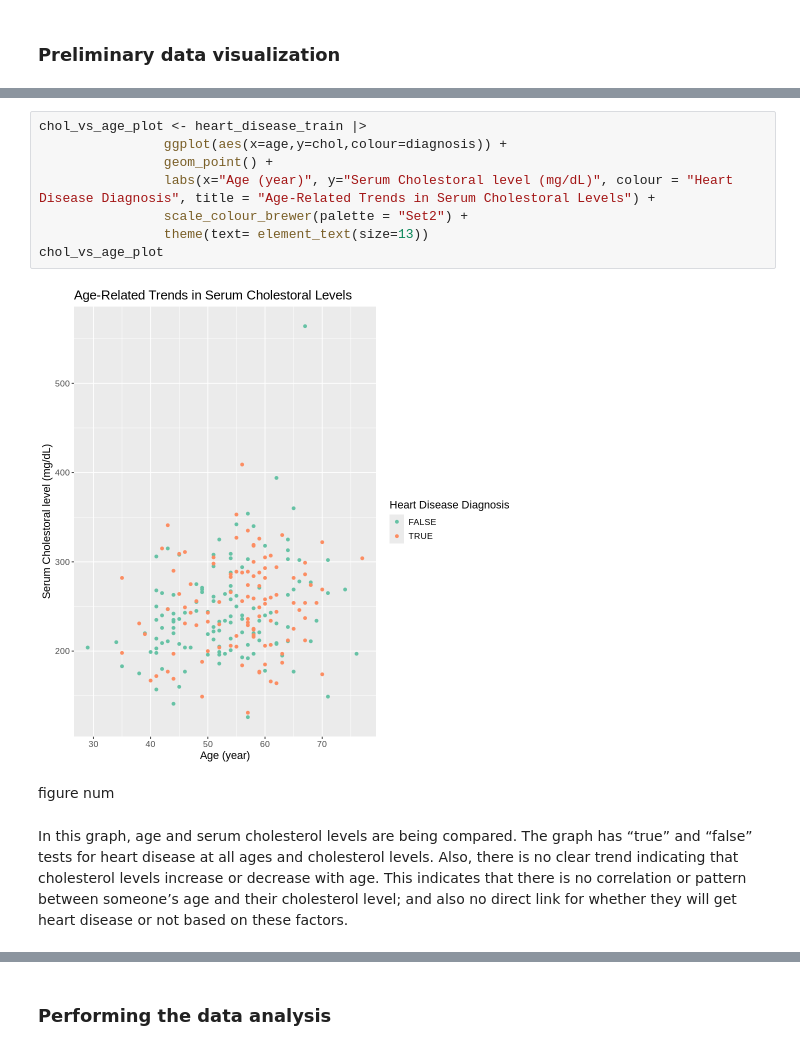
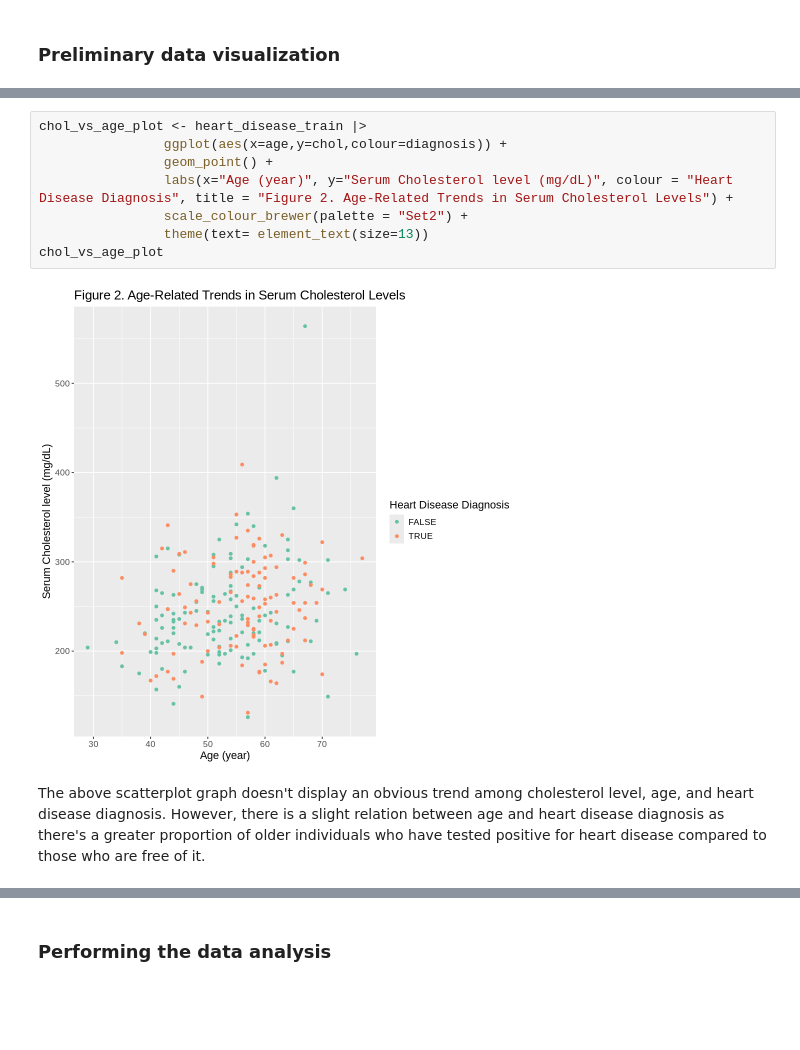
Before and after one commit to MarkusW12/heart_disease_project_proposal, a Jupyter notebook: Project Report.ipynb, the cells around one changed output, grey strips where cells are left out. Drawn from its saved outputs; the diff is of its cells as text; blank space fills up the shorter version.

```diff
--- a/Project Report.ipynb
+++ b/Project Report.ipynb
@@ -201,17 +193,15 @@ In this distribution graph, serum cholesterol levels and testing positive or neg
 # %%
 chol_vs_age_plot <- heart_disease_train |>
                 ggplot(aes(x=age,y=chol,colour=diagnosis)) +
                 geom_point() +
-                labs(x="Age (year)", y="Serum Cholestoral level (mg/dL)", colour = "Heart Disease Diagnosis", title = "Age-Related Trends in Serum Cholestoral Levels") +
+                labs(x="Age (year)", y="Serum Cholesterol level (mg/dL)", colour = "Heart Disease Diagnosis", title = "Figure 2. Age-Related Trends in Serum Cholesterol Levels") +
                 scale_colour_brewer(palette = "Set2") +
                 theme(text= element_text(size=13))
 chol_vs_age_plot
 # %% [output]
-[figure, old version]
+[figure, new version]
-# %% [markdown]
-figure num
 # %% [markdown]
-In this graph, age and serum cholesterol levels are being compared. The graph has “true” and “false” tests for heart disease at all ages and cholesterol levels. Also, there is no clear trend indicating that cholesterol levels increase or decrease with age. This indicates that there is no correlation or pattern between someone’s age and their cholesterol level; and also no direct link for whether they will get heart disease or not based on these factors.
+The above scatterplot graph doesn't display an obvious trend among cholesterol level, age, and heart disease diagnosis. However, there is a slight relation between age and heart disease diagnosis as there's a greater proportion of older individuals who have tested positive for heart disease compared to those who are free of it.
 # %%
 trestbps_vs_age_plot <- heart_disease_train |>
                 ggplot(aes(x=age,y=trestbps,colour=diagnosis)) +
```
Also changed, not shown: parts of 30 cells of this notebook.
